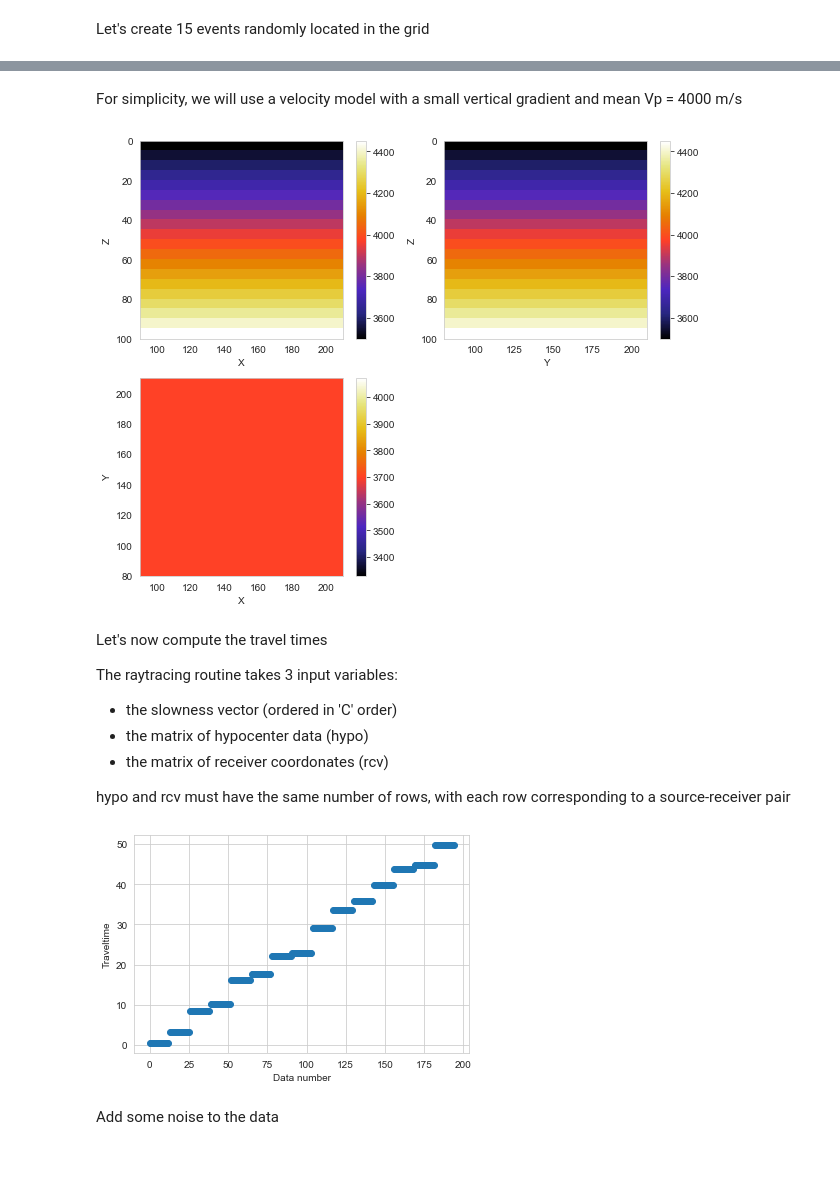
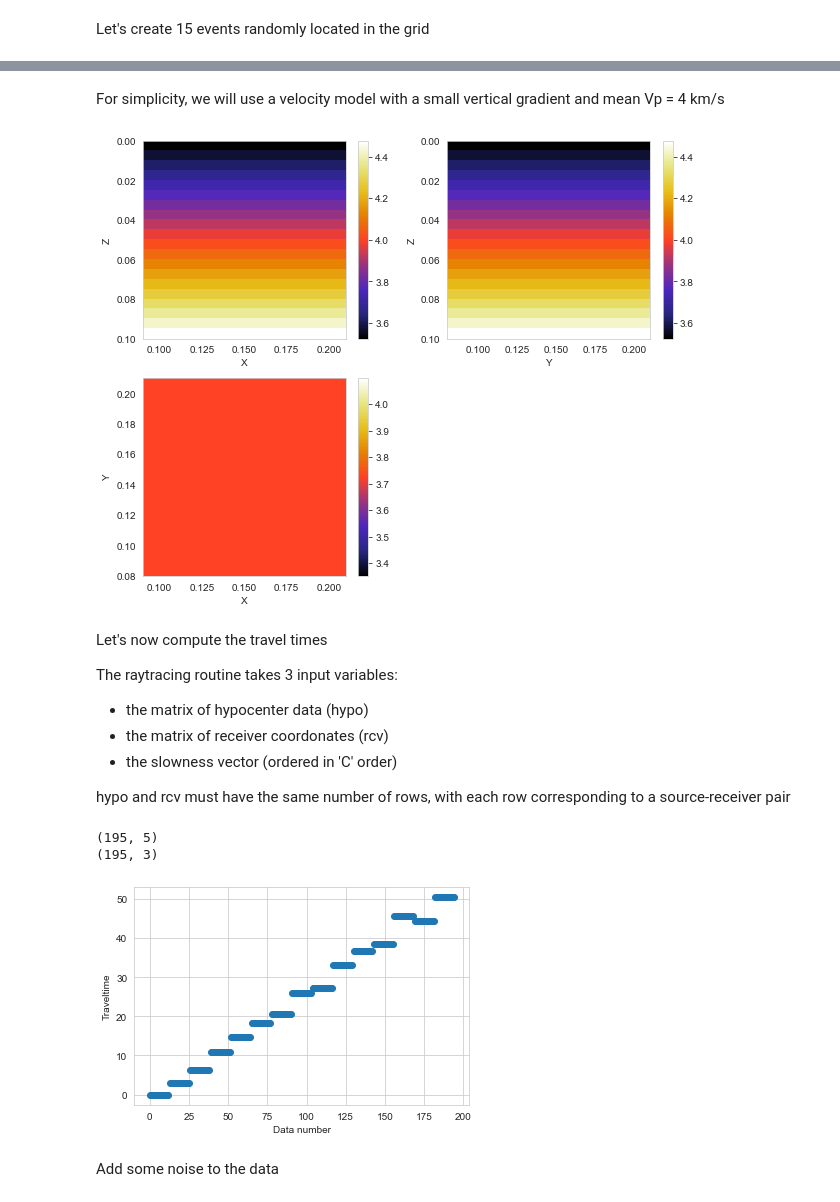
Before and after one commit to groupeLIAMG/hypopy, a Jupyter notebook: hypopy-tutorial.ipynb, the cells around one changed output, grey strips where cells are left out. Saved outputs shown, nothing was run; the diff lists cells and outputs as text; code cells hidden in the pictures; blank space fills up the shorter version.

```diff
--- a/hypopy-tutorial.ipynb
+++ b/hypopy-tutorial.ipynb
@@ -23,21 +24,29 @@ import hypo
 
 Define limits and build grid
 # %%
-xmin = 90.0
-xmax = 211.0
-ymin = 80.0
-ymax = 211.0
+xmin = 0.090
+xmax = 0.211
+ymin = 0.080
+ymax = 0.211
 zmin = 0.0
-zmax = 101.0
+zmax = 0.101
 
-dx = 5.0   # grid cell size, we use cubic cells here
+dx = 0.005   # grid cell size, we use cubic cells here
 
+# coordinates of the nodes
 x = np.arange(xmin, xmax, dx)
 y = np.arange(ymin, ymax, dx)
 z = np.arange(zmin, zmax, dx)
 
+# coordinates of the center of the voxels
+xx = np.arange(xmin+dx/2, xmax, dx)
+yy = np.arange(ymin+dx/2, ymax, dx)
+zz = np.arange(zmin+dx/2, zmax, dx)
+
 nthreads = 4   # do calculations in parallel with 4 processes
-g = hypo.Grid3D(x, y, z, nthreads)
+nthreads = 1   # there is currently an issue with relocating events in parallel
+
+g = Grid3d(x, y, z, nthreads, cell_slowness=True)
 # %% [markdown]
 We need some receivers
 # %%
@@ -84,56 +93,63 @@ plt.show()
 # %% [markdown]
-For simplicity, we will use a velocity model with a small vertical gradient and mean Vp = 4000 m/s
+For simplicity, we will use a velocity model with a small vertical gradient and mean Vp = 4 km/s
 # %%
 def Vz(z):
-    return 4000.0 + 10.0*(z-50.0)
-Vp = np.kron(Vz(z), np.ones((g.shape[0], g.shape[1], 1)))
+    return 4.0 + 10. * (z - 0.050)
 
-plt.figure(figsize=(10,8))
+Vp = np.kron(Vz(zz), np.ones((g.shape[0], g.shape[1], 1)))
+
+plt.figure(figsize=(10, 8))
 plt.subplot(221)
-plt.pcolor(x,z,np.squeeze(Vp[:,0,:].T), cmap='CMRmap',), plt.gca().invert_yaxis()
+plt.pcolor(x, z, np.squeeze(Vp[:,0,:].T), cmap='CMRmap',), plt.gca().invert_yaxis()
 plt.xlabel('X')
 plt.ylabel('Z')
 plt.colorbar()
 plt.subplot(222)
-plt.pcolor(y,z,np.squeeze(Vp[0,:,:].T), cmap='CMRmap'), plt.gca().invert_yaxis()
+plt.pcolor(y, z, np.squeeze(Vp[0,:,:].T), cmap='CMRmap'), plt.gca().invert_yaxis()
 plt.xlabel('Y')
 plt.ylabel('Z')
 plt.colorbar()
 plt.subplot(223)
-plt.pcolor(x,y,np.squeeze(Vp[:,:,4].T), cmap='CMRmap')
+plt.pcolor(x, y, np.squeeze(Vp[:,:,4].T), cmap='CMRmap')
 plt.xlabel('X')
 plt.ylabel('Y')
 plt.colorbar()
 
 plt.show()
 # %% [output]
-[figure, old version]
+[figure, new version]
 # %% [markdown]
 Let's now compute the travel times
 
 The raytracing routine takes 3 input variables:
-- the slowness vector (ordered in 'C' order)
 - the matrix of hypocenter data (hypo)
 - the matrix of receiver coordonates (rcv)
+- the slowness vector (ordered in 'C' order)
 
 hypo and rcv must have the same number of rows, with each row corresponding to a source-receiver pair
 # %%
 slowness = 1./Vp.flatten()
 
-src = np.kron(src,np.ones((nsta,1)))   # use kron to replicate src-rcv pairs correctly
-rcv_data = np.kron(np.ones((nev,1)), rcv)
-ircv_data = np.kron(np.ones((nev,1)), ircv)
+src = np.kron(src, np.ones((nsta, 1)))   # use kron to replicate src-rcv pairs correctly
+rcv_data = np.kron(np.ones((nev, 1)), rcv)
+ircv_data = np.kron(np.ones((nev, 1)), ircv)
+
+print(src.shape)
+print(rcv_data.shape)
+# %% [output]
+(195, 5)
+(195, 3)
 # %%
 # call the actual raytracing method
 
-tt = g.raytrace(slowness, src, rcv_data)
+tt = g.raytrace(src, rcv_data, slowness)
 
 plt.plot(tt,'o')
 plt.xlabel('Data number')
 plt.ylabel('Traveltime')
 plt.show()
 # %% [output]
-[figure, old version]
+[figure, new version]
 # %% [markdown]
 Add some noise to the data
 # %%
```
Also changed, not shown: parts of 16 cells of this notebook, 1 other file.
